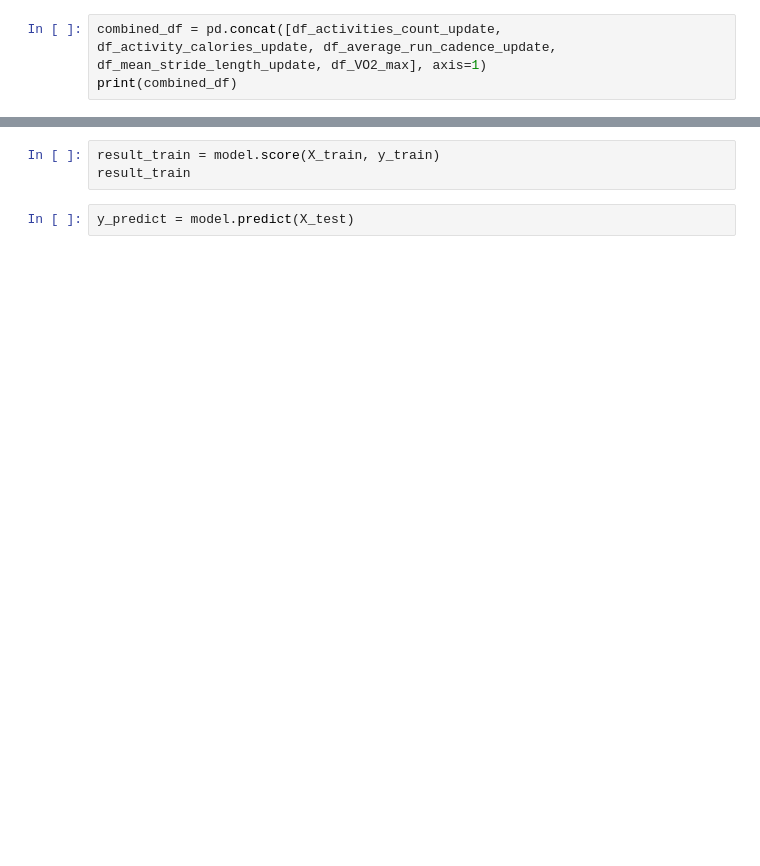
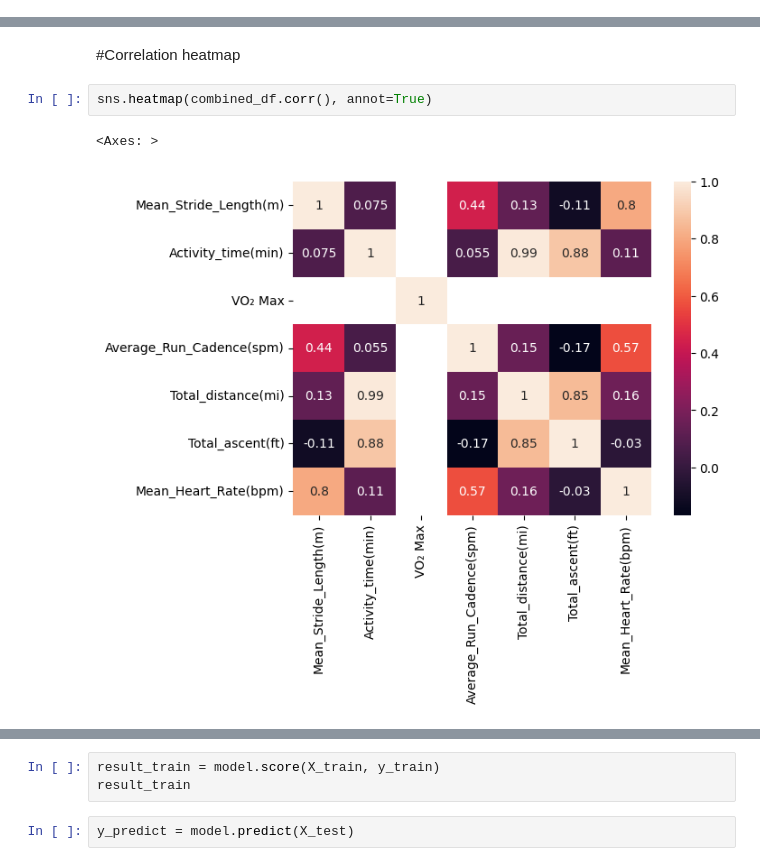
Before and after one commit to paddy960609/strava_stat_prediction, a Jupyter notebook: strava_prediction.ipynb, the cells around one changed output, grey strips where cells are left out. Saved outputs shown, nothing was run; the diff lists cells and outputs as text; blank space fills up the shorter version.

```diff
--- a/strava_prediction.ipynb
+++ b/strava_prediction.ipynb
@@ -74,3 +189,0 @@ print(df_VO2_max.head())
-# %%
-combined_df = pd.concat([df_activities_count_update, df_activity_calories_update, df_average_run_cadence_update, df_mean_stride_length_update, df_VO2_max], axis=1)
-print(combined_df)
@@ -76,0 +241,7 @@ print(combined_df)
+# %% [markdown]
+#Correlation heatmap
+# %%
+sns.heatmap(combined_df.corr(), annot=True)
+# %% [output]
+<Axes: >
+[figure, added]
```
Also changed, not shown: parts of 35 cells of this notebook.
